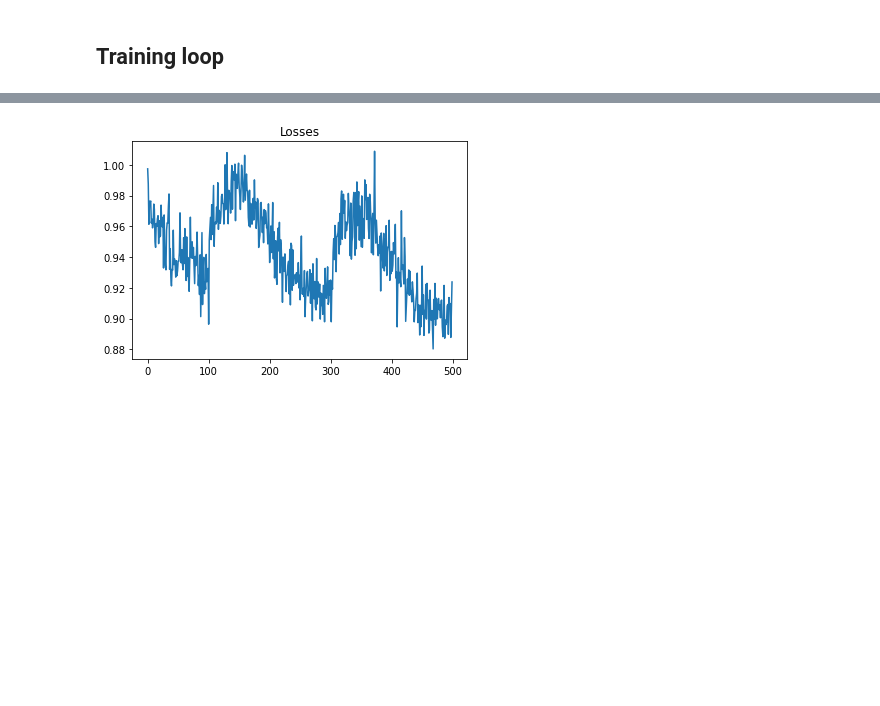
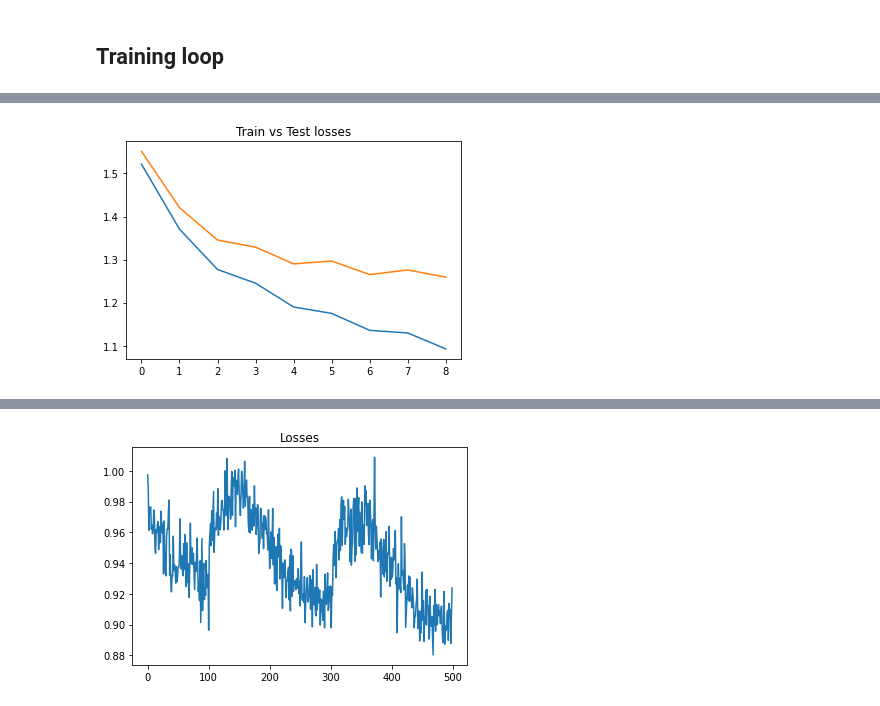
Before and after one commit to Molten-Ice/Deep-Learning, a Jupyter notebook: gpt_parallelized.ipynb, the cells around one changed output, grey strips where cells are left out. Drawn from its saved outputs; the diff is of its cells as text; code cells hidden in the pictures; blank space fills up the shorter version.

```diff
--- a/gpt_parallelized.ipynb
+++ b/gpt_parallelized.ipynb
@@ -355,3 +433,17 @@ iteration |  loss    top@1(%)    top@5(%)  |  loss    top@1(%)    top@5(%)  |  t
+# %%
+train_losses = []
+test_losses = []
+for array in output_dicts[2:]:
+  train_losses.append(array['train'][0])
+  test_losses.append(array['test'][0])
+
+import matplotlib.pyplot as plt
+plt.plot(train_losses)
+plt.plot(test_losses)
+plt.title("Train vs Test losses")
+plt.show()
+# %% [output]
+[figure, added]
 # %%
 # n_heads:6 | n_embedding: 384 | n_layer: 6 num_params: 10.8105 Million Parameters
 # ----------|-------------TRAIN--------------|--------------TEST--------------|-------------TIMING--------------
```
Also changed, not shown: parts of 9 cells of this notebook.
